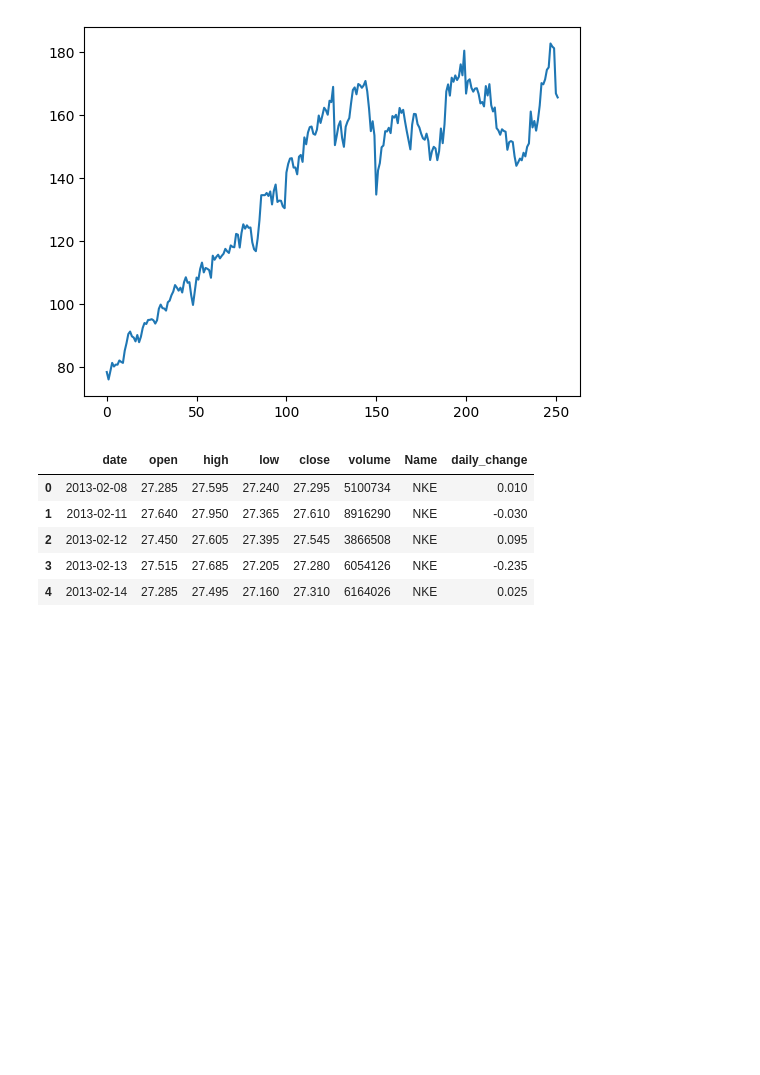
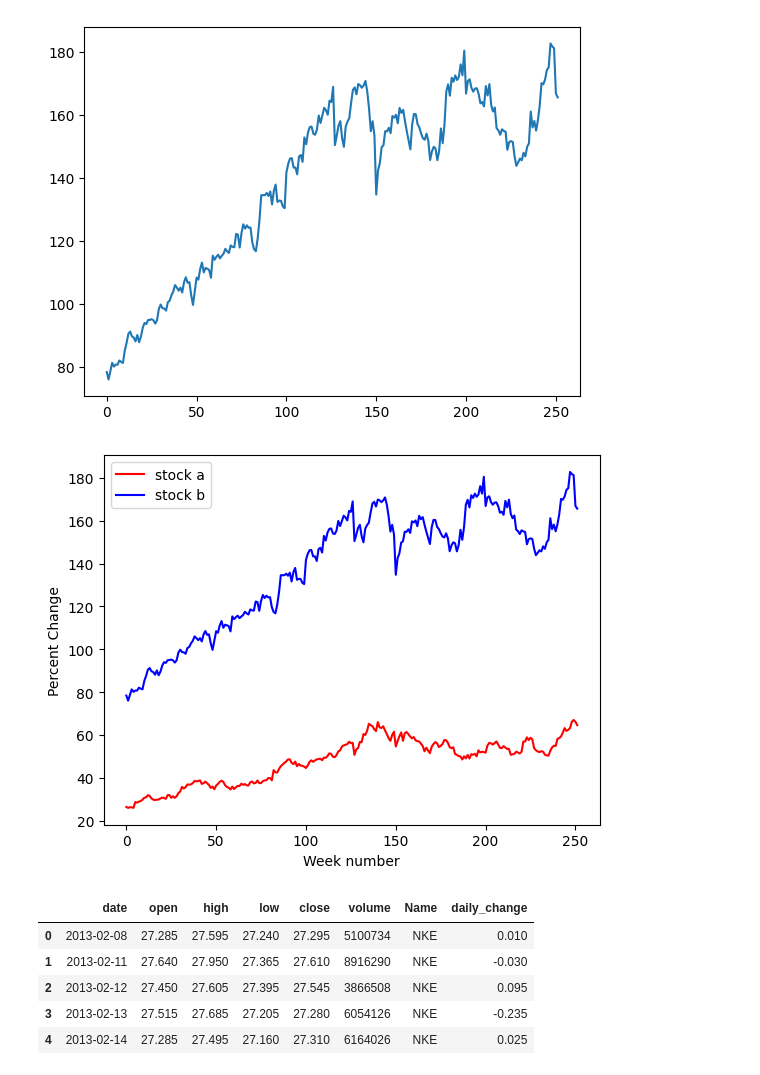
Before and after one commit to lukesaleh/DeFAANG, a Jupyter notebook: src/DataCleaningTesting.ipynb, the cells around one changed output. Drawn from its saved outputs; the diff is of its cells as text; code cells hidden in the pictures; blank space fills up the shorter version.

Commit message:
Meeting code for overlap graph

```diff
--- a/src/DataCleaningTesting.ipynb
+++ b/src/DataCleaningTesting.ipynb
@@ -95,6 +95,15 @@ plt.plot(percent_change(stock_b))
 # %% [output]
 [<matplotlib.lines.Line2D at 0x...>]
 [figure]
+# %%
+plt.plot(percent_change(stock_a), c = 'red')
+plt.plot(percent_change(stock_b), c = 'blue')
+plt.ylabel('Percent Change')
+plt.xlabel('Week number')
+plt.legend(['stock a', 'stock b'])
+plt.show()
+# %% [output]
+[figure, added]
 # %%
 stocks = pd.concat([stock_a, stock_b], ignore_index=True)
 stocks['daily_change'] = stocks['close'] - stocks['open']
```
Also changed, not shown: parts of 1 cell of this notebook.
